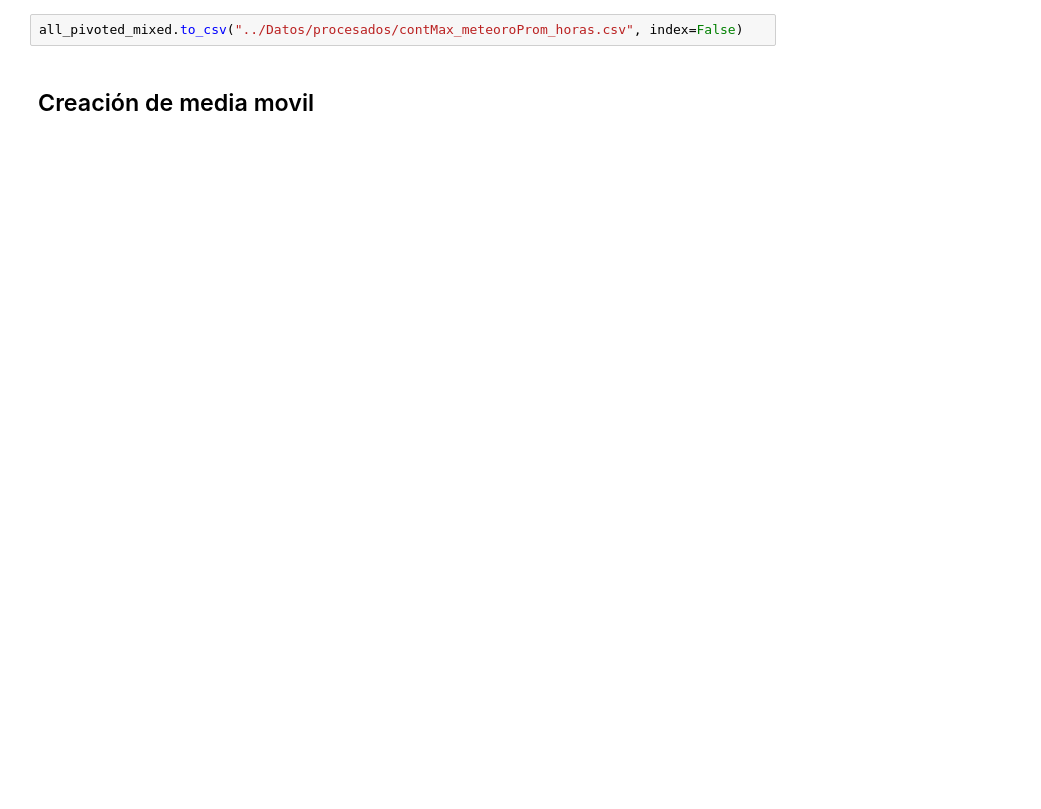
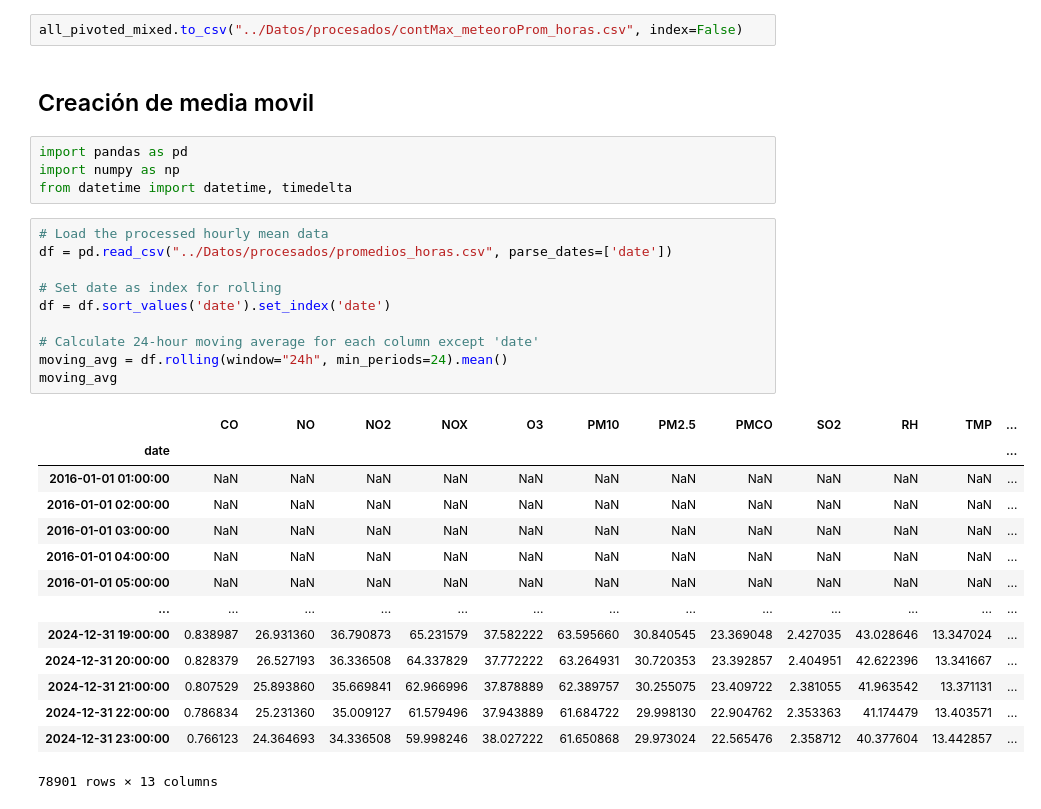
Before and after one commit to guillermoArr/HoyNoCircula, a Jupyter notebook: Codigo/data_processing.ipynb, the cells around one changed output. Drawn from its saved outputs; the diff is of its cells as text; blank space fills up the shorter version.

Commit message:
moving average hourly

```diff
--- a/Codigo/data_processing.ipynb
+++ b/Codigo/data_processing.ipynb
@@ -334,3 +334,32 @@ all_pivoted_mixed
 all_pivoted_mixed.to_csv("../Datos/procesados/contMax_meteoroProm_horas.csv", index=False)
 # %% [markdown]
 ## Creación de media movil
+# %%
+import pandas as pd
+import numpy as np
+from datetime import datetime, timedelta
+# %%
+# Load the processed hourly mean data
+df = pd.read_csv("../Datos/procesados/promedios_horas.csv", parse_dates=['date'])
+
+# Set date as index for rolling
+df = df.sort_values('date').set_index('date')
+
+# Calculate 24-hour moving average for each column except 'date'
+moving_avg = df.rolling(window="24h", min_periods=24).mean()
+moving_avg
+# %% [output]
+|  | CO | NO | NO2 | NOX | O3 | PM10 | PM2.5 | PMCO | SO2 | RH | TMP | ... |
+| date |  |  |  |  |  |  |  |  |  |  |  | ... |
+| 2016-01-01 01:00:00 | NaN | NaN | NaN | NaN | NaN | NaN | NaN | NaN | NaN | NaN | NaN | ... |
+| 2016-01-01 02:00:00 | NaN | NaN | NaN | NaN | NaN | NaN | NaN | NaN | NaN | NaN | NaN | ... |
+| 2016-01-01 03:00:00 | NaN | NaN | NaN | NaN | NaN | NaN | NaN | NaN | NaN | NaN | NaN | ... |
+| 2016-01-01 04:00:00 | NaN | NaN | NaN | NaN | NaN | NaN | NaN | NaN | NaN | NaN | NaN | ... |
+| 2016-01-01 05:00:00 | NaN | NaN | NaN | NaN | NaN | NaN | NaN | NaN | NaN | NaN | NaN | ... |
+| ... | ... | ... | ... | ... | ... | ... | ... | ... | ... | ... | ... | ... |
+| 2024-12-31 19:00:00 | 0.838987 | 26.931360 | 36.790873 | 65.231579 | 37.582222 | 63.595660 | 30.840545 | 23.369048 | 2.427035 | 43.028646 | 13.347024 | ... |
+| 2024-12-31 20:00:00 | 0.828379 | 26.527193 | 36.336508 | 64.337829 | 37.772222 | 63.264931 | 30.720353 | 23.392857 | 2.404951 | 42.622396 | 13.341667 | ... |
+| 2024-12-31 21:00:00 | 0.807529 | 25.893860 | 35.669841 | 62.966996 | 37.878889 | 62.389757 | 30.255075 | 23.409722 | 2.381055 | 41.963542 | 13.371131 | ... |
+| 2024-12-31 22:00:00 | 0.786834 | 25.231360 | 35.009127 | 61.579496 | 37.943889 | 61.684722 | 29.998130 | 22.904762 | 2.353363 | 41.174479 | 13.403571 | ... |
+| 2024-12-31 23:00:00 | 0.766123 | 24.364693 | 34.336508 | 59.998246 | 38.027222 | 61.650868 | 29.973024 | 22.565476 | 2.358712 | 40.377604 | 13.442857 | ... |
+78901 rows × 13 columns
```
Also changed, not shown: parts of 9 cells of this notebook, 6 other files.
